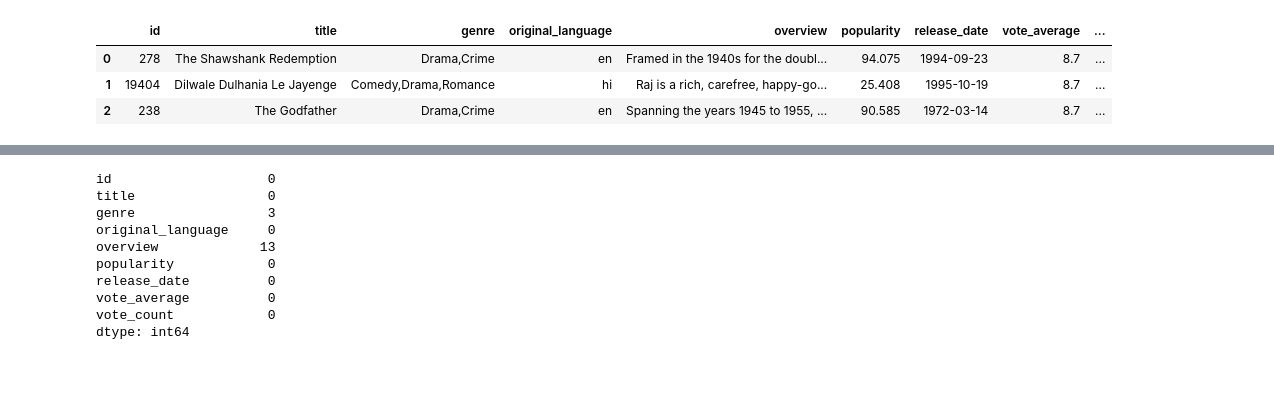
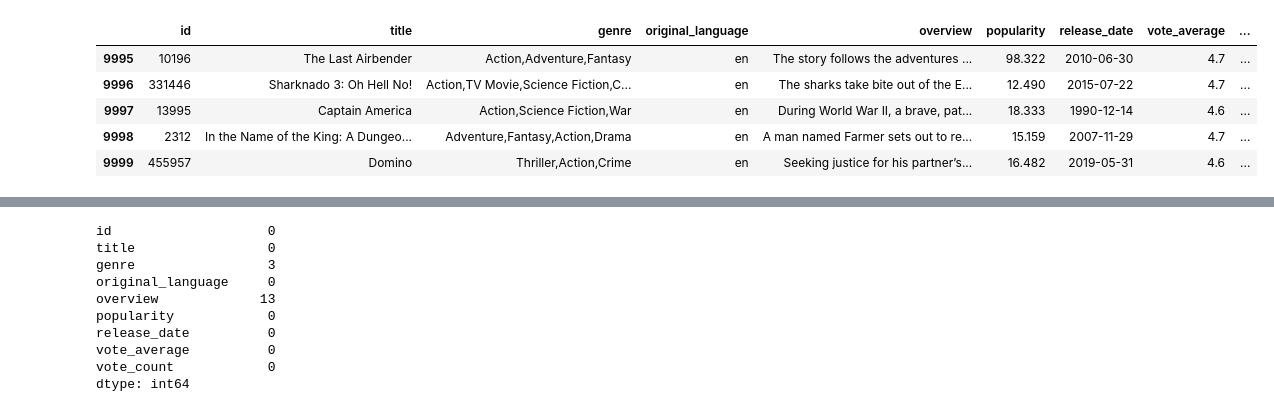
Before and after one commit to Ilhanemreadak/movie-recommender-system, a Jupyter notebook: main.ipynb, the cells around one changed output, grey strips where cells are left out. Saved outputs shown, nothing was run; the diff lists cells and outputs as text; code cells hidden in the pictures; blank space fills up the shorter version.

```diff
--- a/main.ipynb
+++ b/main.ipynb
@@ -5,7 +23,11 @@ movies = pd.read_csv('top10K-TMDB-movies.csv')
+# %%
+movies.tail()
+# %% [output]
+|  | id | title | genre | original_language | overview | popularity | release_date | vote_average | ... |
+| 9995 | 10196 | The Last Airbender | Action,Adventure,Fantasy | en | The story follows the adventures ... | 98.322 | 2010-06-30 | 4.7 | ... |
+| 9996 | 331446 | Sharknado 3: Oh Hell No! | Action,TV Movie,Science Fiction,C... | en | The sharks take bite out of the E... | 12.490 | 2015-07-22 | 4.7 | ... |
+| 9997 | 13995 | Captain America | Action,Science Fiction,War | en | During World War II, a brave, pat... | 18.333 | 1990-12-14 | 4.6 | ... |
+| 9998 | 2312 | In the Name of the King: A Dungeo... | Adventure,Fantasy,Action,Drama | en | A man named Farmer sets out to re... | 15.159 | 2007-11-29 | 4.7 | ... |
+| 9999 | 455957 | Domino | Thriller,Action,Crime | en | Seeking justice for his partner’s... | 16.482 | 2019-05-31 | 4.6 | ... |
 # %%
-movies.head(3)
+movies = pd.concat([movies, movies_tr], ignore_index=True)
-# %% [output]
-|  | id | title | genre | original_language | overview | popularity | release_date | vote_average | ... |
-| 0 | 278 | The Shawshank Redemption | Drama,Crime | en | Framed in the 1940s for the doubl... | 94.075 | 1994-09-23 | 8.7 | ... |
-| 1 | 19404 | Dilwale Dulhania Le Jayenge | Comedy,Drama,Romance | hi | Raj is a rich, carefree, happy-go... | 25.408 | 1995-10-19 | 8.7 | ... |
-| 2 | 238 | The Godfather | Drama,Crime | en | Spanning the years 1945 to 1955, ... | 90.585 | 1972-03-14 | 8.7 | ... |
```
Also changed, not shown: parts of 14 cells of this notebook, 3 other files.
